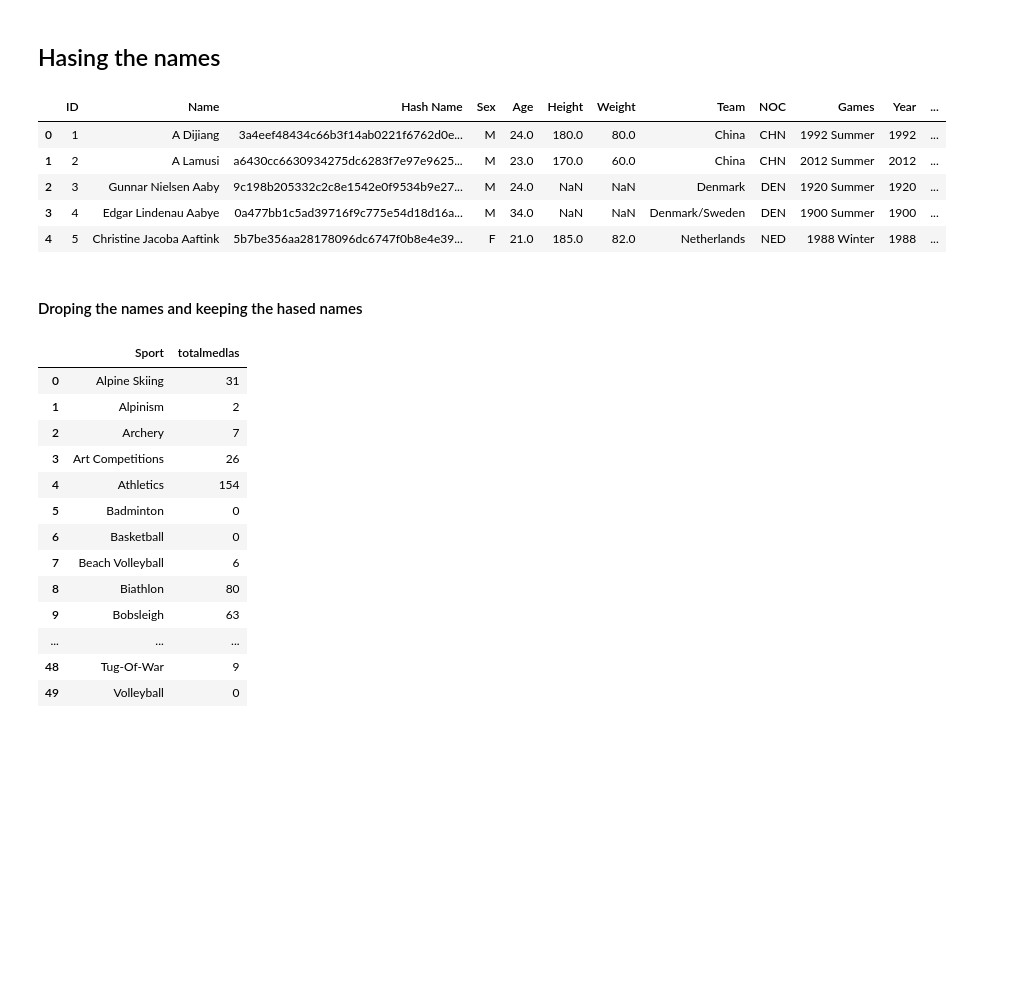
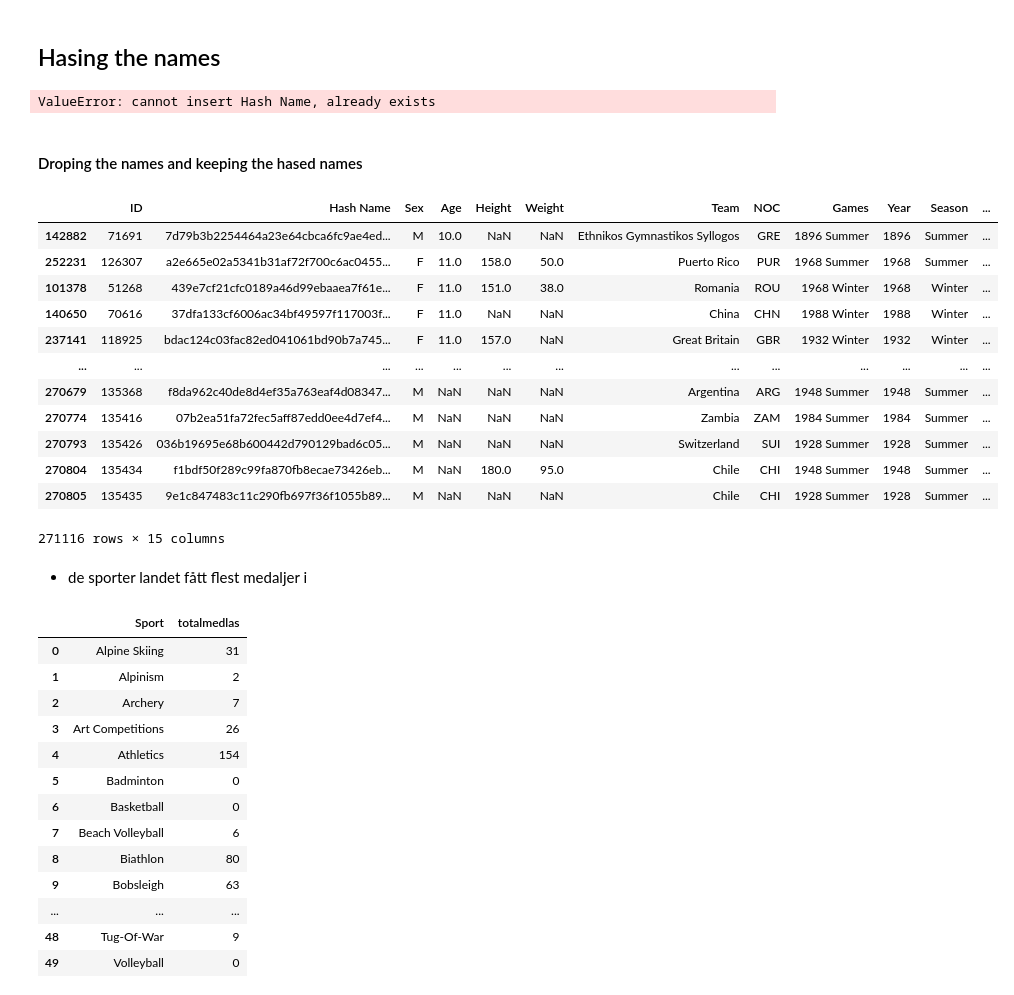
Before and after one commit to AmalDerbali/Databehandling-OS-projekt-Amal-D-Jim-S, a Jupyter notebook: projekt_OS.ipynb, the cells around one changed output. Cells and saved outputs as stored; diff of their text form; code cells hidden in the pictures; blank space fills up the shorter version.

```diff
--- a/projekt_OS.ipynb
+++ b/projekt_OS.ipynb
@@ -219,19 +219,32 @@ hash_data_os = data_os["Name"].apply(lambda x:hl.sha256(x.encode()).hexdigest())
 #taking out the colomun "Name" and hasing it to sha256
 # %%
 data_os.insert(2,"Hash Name", hash_data_os)
-data_os.head()
+
 #inserting the hash_data_os Coloumn back in to the dataframe
 # %% [output]
-|  | ID | Name | Hash Name | Sex | Age | Height | Weight | Team | NOC | Games | Year | ... |
-| 0 | 1 | A Dijiang | 3a4eef48434c66b3f14ab0221f6762d0e... | M | 24.0 | 180.0 | 80.0 | China | CHN | 1992 Summer | 1992 | ... |
-| 1 | 2 | A Lamusi | a6430cc6630934275dc6283f7e97e9625... | M | 23.0 | 170.0 | 60.0 | China | CHN | 2012 Summer | 2012 | ... |
-| 2 | 3 | Gunnar Nielsen Aaby | 9c198b205332c2c8e1542e0f9534b9e27... | M | 24.0 | NaN | NaN | Denmark | DEN | 1920 Summer | 1920 | ... |
-| 3 | 4 | Edgar Lindenau Aabye | 0a477bb1c5ad39716f9c775e54d18d16a... | M | 34.0 | NaN | NaN | Denmark/Sweden | DEN | 1900 Summer | 1900 | ... |
-| 4 | 5 | Christine Jacoba Aaftink | 5b7be356aa28178096dc6747f0b8e4e39... | F | 21.0 | 185.0 | 82.0 | Netherlands | NED | 1988 Winter | 1988 | ... |
+ValueError: cannot insert Hash Name, already exists
 # %% [markdown]
 #### Droping the names and keeping the hased names
 # %%
 data_os = data_os.drop(["Name"], axis = 1)
+# %%
+data_os.sort_values("Age")
+# %% [output]
+|  | ID | Hash Name | Sex | Age | Height | Weight | Team | NOC | Games | Year | Season | ... |
+| 142882 | 71691 | 7d79b3b2254464a23e64cbca6fc9ae4ed... | M | 10.0 | NaN | NaN | Ethnikos Gymnastikos Syllogos | GRE | 1896 Summer | 1896 | Summer | ... |
+| 252231 | 126307 | a2e665e02a5341b31af72f700c6ac0455... | F | 11.0 | 158.0 | 50.0 | Puerto Rico | PUR | 1968 Summer | 1968 | Summer | ... |
+| 101378 | 51268 | 439e7cf21cfc0189a46d99ebaaea7f61e... | F | 11.0 | 151.0 | 38.0 | Romania | ROU | 1968 Winter | 1968 | Winter | ... |
+| 140650 | 70616 | 37dfa133cf6006ac34bf49597f117003f... | F | 11.0 | NaN | NaN | China | CHN | 1988 Winter | 1988 | Winter | ... |
+| 237141 | 118925 | bdac124c03fac82ed041061bd90b7a745... | F | 11.0 | 157.0 | NaN | Great Britain | GBR | 1932 Winter | 1932 | Winter | ... |
+| ... | ... | ... | ... | ... | ... | ... | ... | ... | ... | ... | ... | ... |
+| 270679 | 135368 | f8da962c40de8d4ef35a763eaf4d08347... | M | NaN | NaN | NaN | Argentina | ARG | 1948 Summer | 1948 | Summer | ... |
+| 270774 | 135416 | 07b2ea51fa72fec5aff87edd0ee4d7ef4... | M | NaN | NaN | NaN | Zambia | ZAM | 1984 Summer | 1984 | Summer | ... |
+| 270793 | 135426 | 036b19695e68b600442d790129bad6c05... | M | NaN | NaN | NaN | Switzerland | SUI | 1928 Summer | 1928 | Summer | ... |
+| 270804 | 135434 | f1bdf50f289c99fa870fb8ecae73426eb... | M | NaN | 180.0 | 95.0 | Chile | CHI | 1948 Summer | 1948 | Summer | ... |
+| 270805 | 135435 | 9e1c847483c11c290fb697f36f1055b89... | M | NaN | NaN | NaN | Chile | CHI | 1928 Summer | 1928 | Summer | ... |
+271116 rows × 15 columns
+# %% [markdown]
+- de sporter landet fått flest medaljer i
 # %%
 germany = data_os[data_os["NOC"]=="GER"]
 # %%
```
Also changed, not shown: parts of 6 cells of this notebook.
